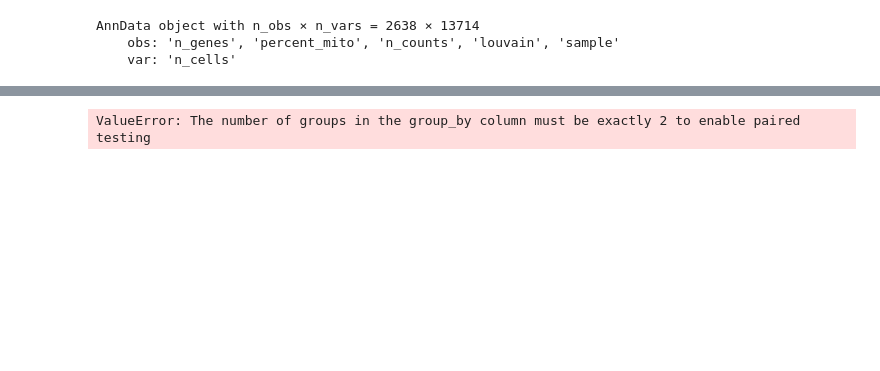
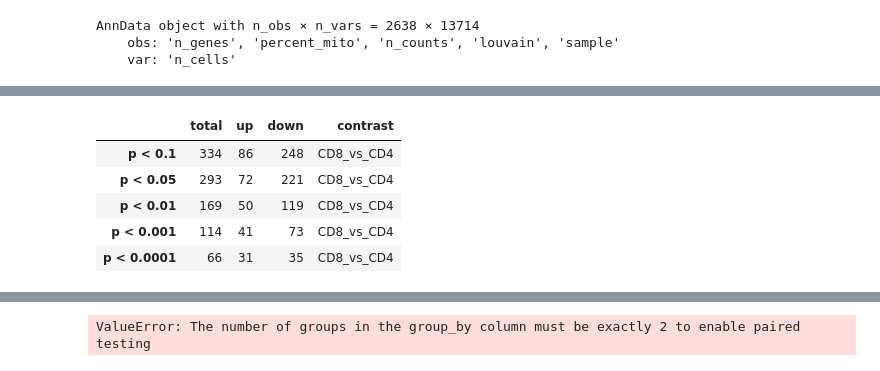
Before and after one commit to scverse/deres, a Jupyter notebook: docs/notebooks/example.ipynb, the cells around one changed output, grey strips where cells are left out. Drawn from its saved outputs; the diff is of its cells as text; code cells hidden in the pictures; blank space fills up the shorter version.

```diff
--- a/docs/notebooks/example.ipynb
+++ b/docs/notebooks/example.ipynb
@@ -88,3 +93,12 @@ dtype('float64')
+# %%
+de_res.summary()
+# %% [output]
+|  | total | up | down | contrast |
+| p < 0.1 | 334 | 86 | 248 | CD8_vs_CD4 |
+| p < 0.05 | 293 | 72 | 221 | CD8_vs_CD4 |
+| p < 0.01 | 169 | 50 | 119 | CD8_vs_CD4 |
+| p < 0.001 | 114 | 41 | 73 | CD8_vs_CD4 |
+| p < 0.0001 | 66 | 31 | 35 | CD8_vs_CD4 |
 # %%
 de_res.plot_volcano(log2fc_thresh=0.5)
 # %% [output]
```
Also changed, not shown: parts of 8 cells of this notebook, 1 other file.
